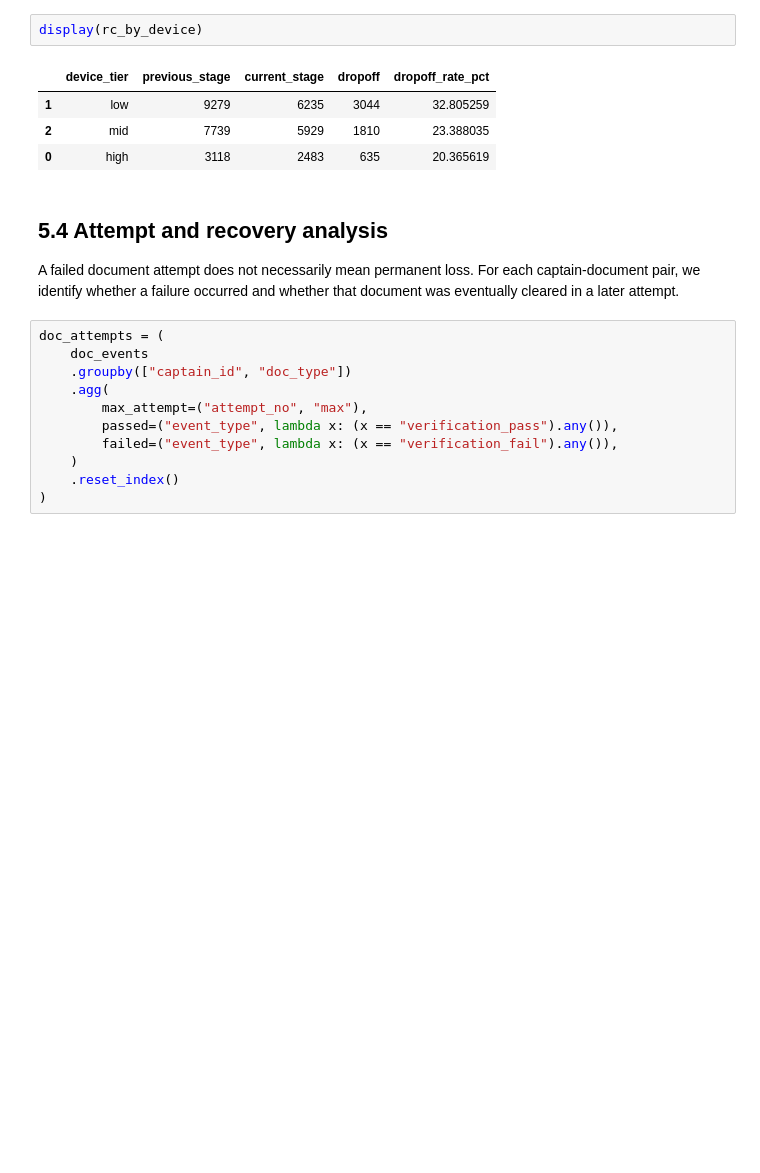
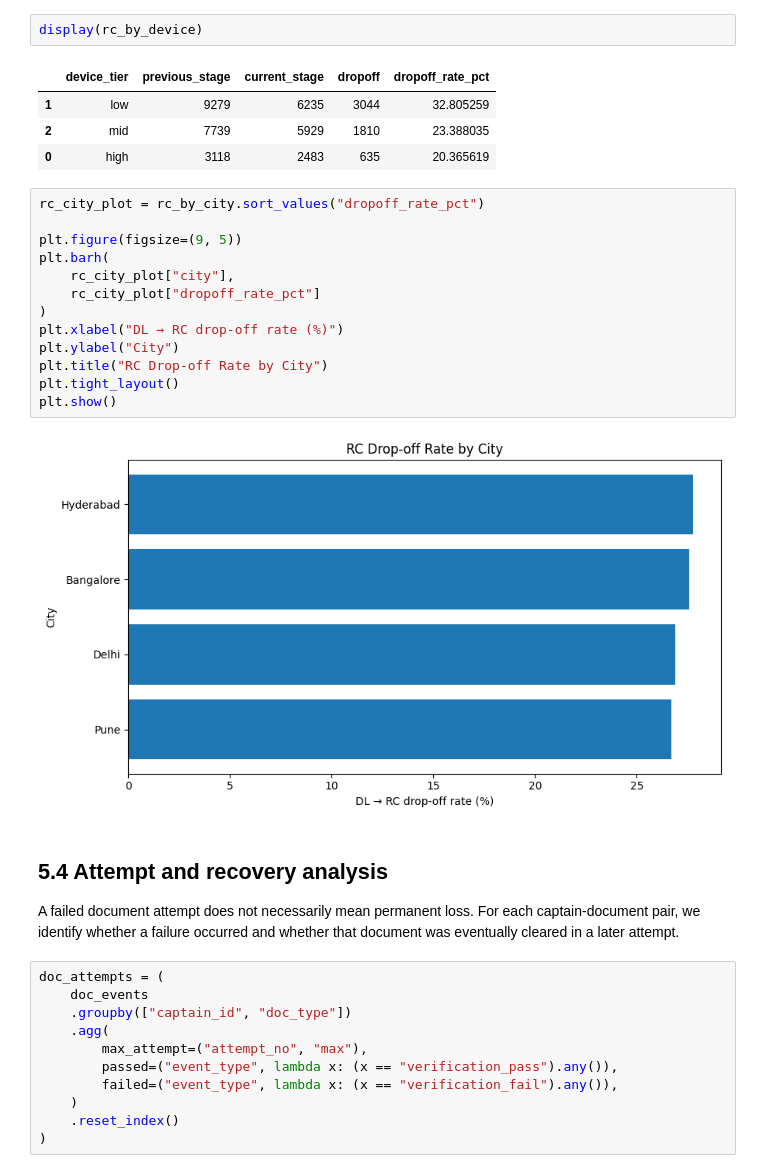
Before and after one commit to Abhay-SKulkarni123/rapido-data-science, a Jupyter notebook: Notebooks/04_funnel_analysis.ipynb, the cells around one changed output. Saved outputs shown, nothing was run; the diff lists cells and outputs as text; blank space fills up the shorter version.

```diff
--- a/Notebooks/04_funnel_analysis.ipynb
+++ b/Notebooks/04_funnel_analysis.ipynb
@@ -383,6 +405,21 @@ display(rc_by_device)
 | 1 | low | 9279 | 6235 | 3044 | 32.805259 |
 | 2 | mid | 7739 | 5929 | 1810 | 23.388035 |
 | 0 | high | 3118 | 2483 | 635 | 20.365619 |
+# %%
+rc_city_plot = rc_by_city.sort_values("dropoff_rate_pct")
+
+plt.figure(figsize=(9, 5))
+plt.barh(
+    rc_city_plot["city"],
+    rc_city_plot["dropoff_rate_pct"]
+)
+plt.xlabel("DL → RC drop-off rate (%)")
+plt.ylabel("City")
+plt.title("RC Drop-off Rate by City")
+plt.tight_layout()
+plt.show()
+# %% [output]
+[figure, added]
 # %% [markdown]
 ## 5.4 Attempt and recovery analysis
 
```
Also changed, not shown: parts of 5 cells of this notebook.
